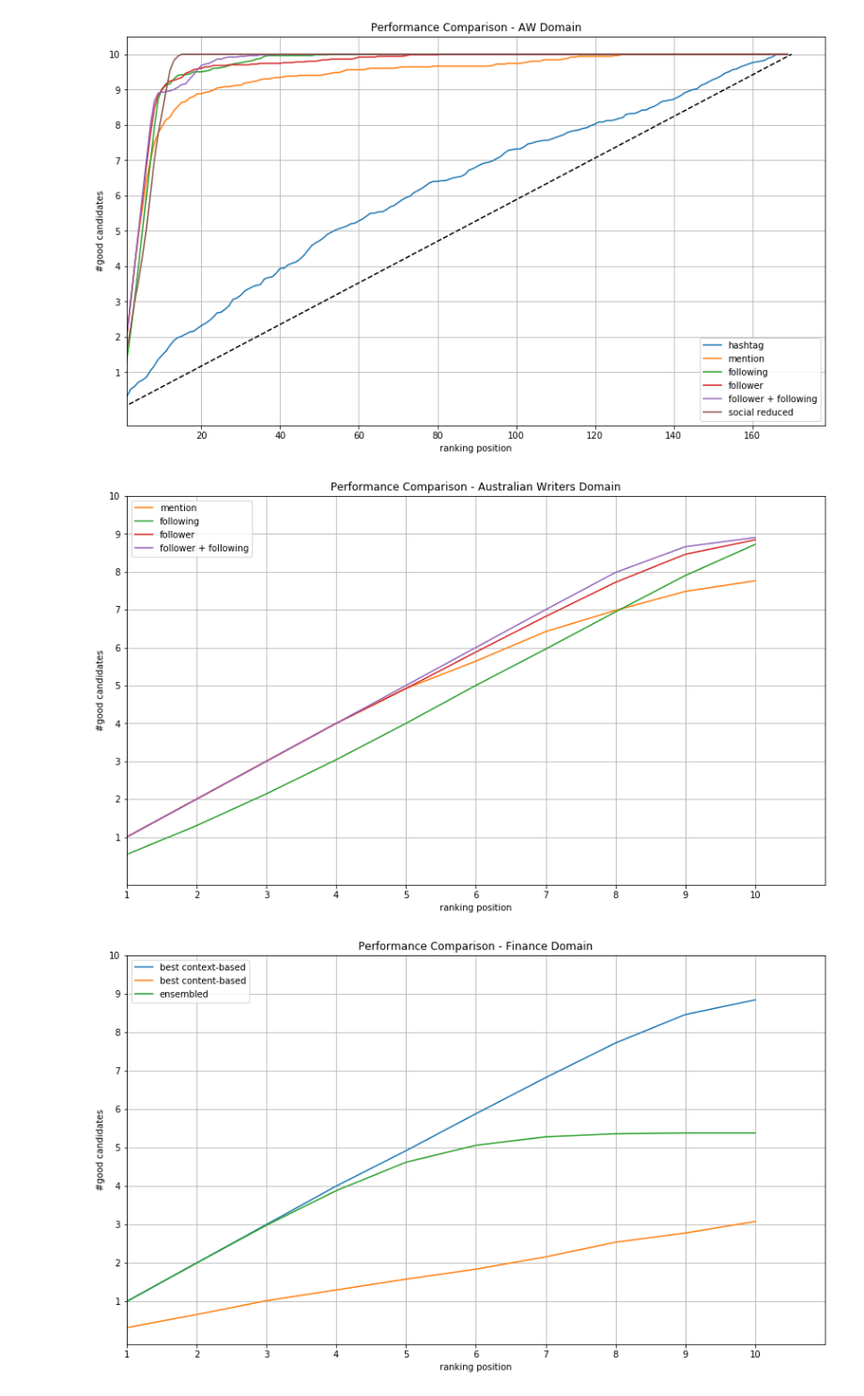
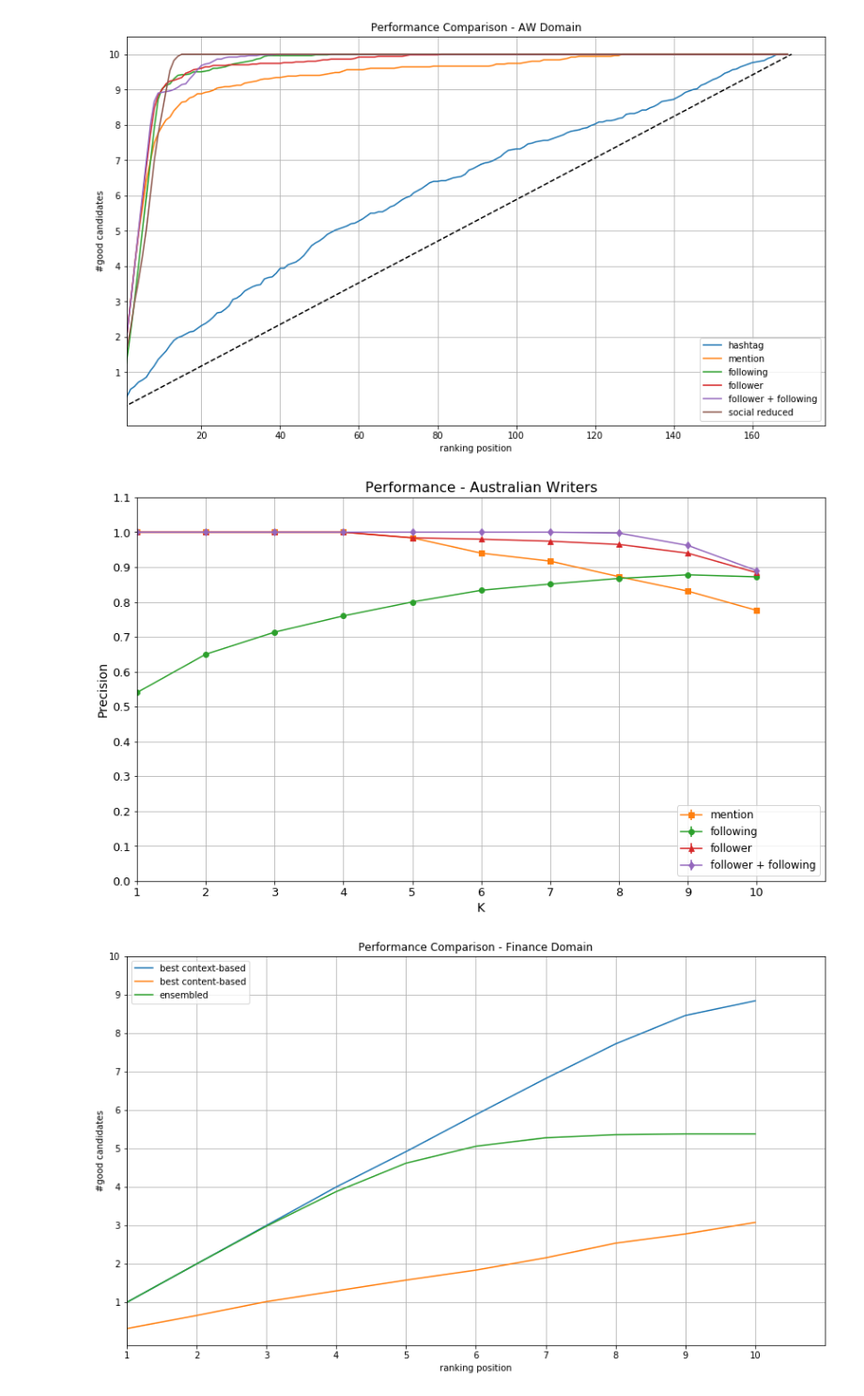
Before and after one commit to DataSciencePolimi/NetSKE, a Jupyter notebook: graphs/aw/AW Domain - Test Network Features.ipynb, the cells around one changed output. Shown at 94% size. Drawn from its saved outputs; the diff is of its cells as text; code cells hidden in the pictures.

Commit message:
generated p@10 images for all domains for paper

```diff
--- a/graphs/aw/AW Domain - Test Network Features.ipynb
+++ b/graphs/aw/AW Domain - Test Network Features.ipynb
@@ -270,7 +283,7 @@ t1_users = testusers[testusers['n_test'] == test][['id_user', 'screen_name']].dr
 t1_users['usertype'] = 'user'
 data = data.merge(pd.concat([seed_data[['id_user', 'screen_name', 'usertype']], t1_users]), on='id_user')
 
-perf_mention, candidate_rank, all_rank = computePerformance(allseeds, combinations, data, 'mention')
+perf_mention, std_men, candidate_rank, all_rank = computePerformance(allseeds, combinations, data, 'mention')
 # %% [output]
 Average P@20: 8.88
 Average P@10: 7.76
@@ -336,7 +349,7 @@ for c in combinations:
         newcomb[c] = newlist
     else:
         newcomb[c] = newlist[1:]
-perf_following, candidates_ranking, all_ranking = computePerformance(allseeds_1, newcomb, data, 'following')
+perf_following, std_following, candidates_ranking, all_ranking = computePerformance(allseeds_1, newcomb, data, 'following')
 # %% [output]
 Average P@20: 9.50
 Average P@10: 8.72
@@ -471,7 +484,7 @@ data = data.merge(pd.concat([seed_data[['id_user', 'screen_name', 'usertype']],
 
 data.columns = ['id_graph','followers','following','id_user']+header+['username', 'usertype']
 
-perf_follower, candidates_ranking, all_ranking = computePerformance(allseeds, combinations, data, 'follower')
+perf_follower, std_followers, candidates_ranking, all_ranking = computePerformance(allseeds, combinations, data, 'follower')
 # %% [output]
 Average P@20: 9.58
 Average P@10: 8.84
@@ -573,7 +586,7 @@ all_u['id_user'] = all_u['id_user'].astype(str)
 data_complete = data.merge(all_u, on='id_user')
 data_complete.columns = ['id_graph','followers','following','id_user']+header+['username', 'usertype']
 
-perf_complete, candidates_ranking, all_ranking = computePerformance(allseeds, combinations, data_complete, 'follower+following')
+perf_complete, std_complete, candidates_ranking, all_ranking = computePerformance(allseeds, combinations, data_complete, 'follower+following')
 # %% [output]
 Average P@20: 9.56
 Average P@10: 8.90
@@ -687,32 +705,47 @@ plt.grid(True)
 # %%
 # paper image
 
 plt.figure(figsize=(14,8))
+
 K = 10
+x = range(K)
 
 l = plt.plot(perf_tag[:K], label='hashtag')
 l.pop(0).remove()
 
-plt.plot(perf_mention[:K], label='mention')
-plt.plot(pf_1[:K], label='following')
-plt.plot(pf_2[:K], label='follower')
-plt.plot(pf_3[:K], label='follower + following')
+prec_m = [perf_mention[i-1]/i for i in range(1, K+1)]
+#plt.plot(prec_m, color='black', linestyle='-')
+plt.errorbar(x, prec_m, yerr=[0.]*K, label='mention', fmt='s', ls='-') # std_men[:K].reshape(-1,1)
+
+#plt.plot(pf_1[:K], label='following')
+prec_following = [pf_1[i-1]/i for i in range(1, K+1)]
+plt.errorbar(x, prec_following, yerr=[0.]*K, label='following', fmt='o', ls='-') # std_1[:K]
+
+#plt.plot(pf_2[:K], label='follower')
+prec_follower = [pf_2[i-1]/i for i in range(1, K+1)]
+plt.errorbar(x, prec_follower, yerr=[0.]*K, label='follower', fmt='^', ls='-') # std_2[:K]
+
+#plt.plot(pf_3[:K], label='follower + following')
+prec_complete = [pf_3[i-1]/i for i in range(1, K+1)]
+plt.errorbar(x, prec_complete, yerr=[0.]*K, label='follower + following', fmt='d', ls='-') # std_3[:K]
 # plt.plot(pf_4[:K], label='social reduced')
-# plt.plot(ensemble[:K], label='combination')
 # plt.plot([0, 20], [0, 10], linestyle='--', color='black')
 
 
-plt.legend()
-plt.title('Performance Comparison - Australian Writers Domain')
-plt.ylabel('#good candidates')
-plt.xlabel('ranking position')
+plt.legend(loc=4, fontsize='large')
+plt.title('Performance - Australian Writers', fontsize=16)
+plt.ylabel('Precision', fontsize=14)
+plt.xlabel('K', fontsize=14)
 
 plt.xlim(xmin=1, xmax=K)
-plt.yticks(range(1,11))
+plt.ylim(ymin=0, ymax=1.1)
+plt.yticks(np.arange(0, 1.2, 0.1))
 plt.xticks(range(0, K, int(K/10)), [str(i+1) for i in range(K)])
+plt.tick_params(labelsize=13)
+
 plt.grid(True)
 # %% [output]
-[figure, old version]
+[figure, new version]
 # %%
 # paper image
 
```
Also changed, not shown: parts of 5 cells of this notebook, 7 other files.
